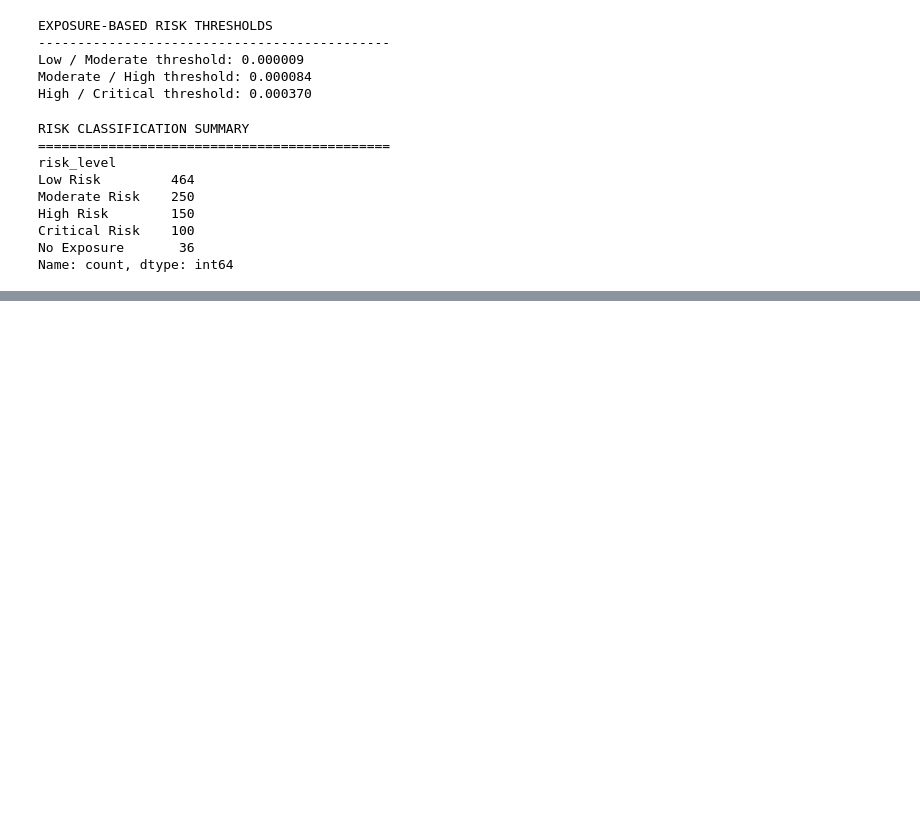
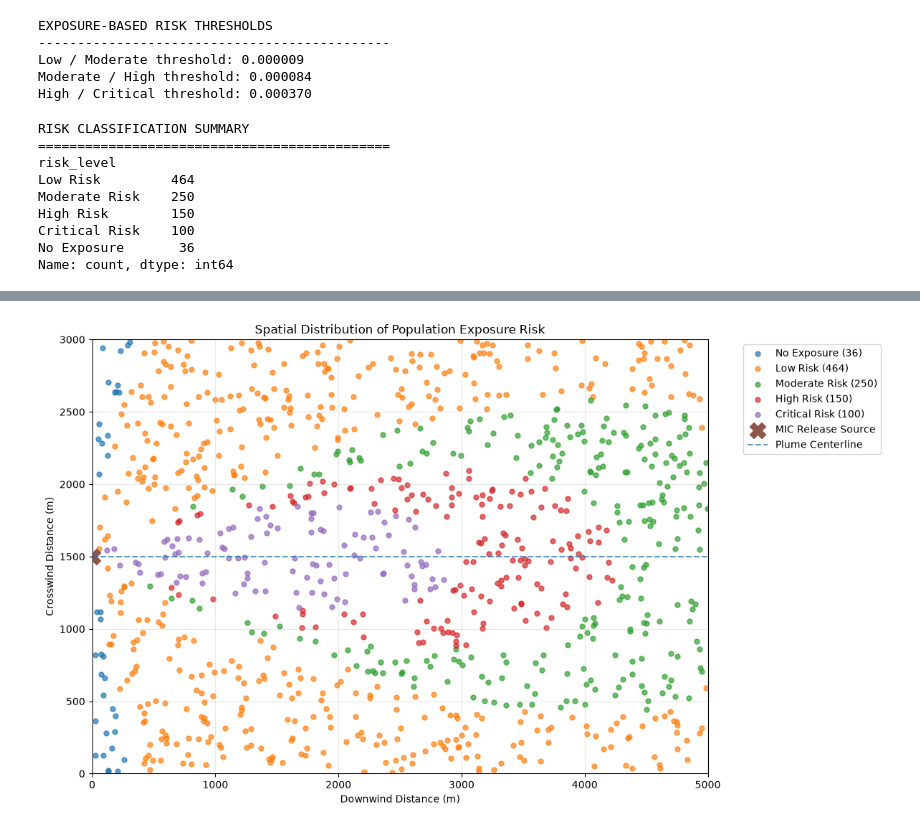
Before and after one commit to abhisarthak/bhopal-gas-tragedy-analysis, a Jupyter notebook: notebooks/01_integrated_simulation.ipynb, the cells around one changed output, grey strips where cells are left out. Cells and saved outputs as stored; diff of their text form; code cells hidden in the pictures; blank space fills up the shorter version.

```diff
--- a/notebooks/01_integrated_simulation.ipynb
+++ b/notebooks/01_integrated_simulation.ipynb
@@ -669,0 +685,83 @@ Name: count, dtype: int64
+# %%
+# ============================================================
+# MODULE 6: SPATIAL RISK VISUALIZATION
+# ============================================================
+
+import matplotlib.pyplot as plt
+plt.figure(figsize=(12, 7))
+
+# Define plotting order
+risk_order = [
+    "No Exposure",
+    "Low Risk",
+    "Moderate Risk",
+    "High Risk",
+    "Critical Risk"
+]
+
+# Plot each risk category separately
+for risk in risk_order:
+
+    subset = simulation_agents[
+        simulation_agents["risk_level"] == risk
+    ]
+
+    if len(subset) > 0:
+
+        plt.scatter(
+            subset["x_position_m"],
+            subset["y_position_m"],
+            s=25,
+            alpha=0.7,
+            label=f"{risk} ({len(subset)})"
+        )
+
+# ------------------------------------------------------------
+# Plot MIC Release Source
+# ------------------------------------------------------------
+
+plt.scatter(
+    source_x,
+    source_y,
+    s=250,
+    marker="X",
+    label="MIC Release Source"
+)
+
+# ------------------------------------------------------------
+# Plot plume centerline
+# ------------------------------------------------------------
+
+plt.axhline(
+    source_y,
+    linestyle="--",
+    alpha=0.7,
+    label="Plume Centerline"
+)
+
+# ------------------------------------------------------------
+# Labels and formatting
+# ------------------------------------------------------------
+
+plt.xlabel("Downwind Distance (m)")
+plt.ylabel("Crosswind Distance (m)")
+
+plt.title(
+    "Spatial Distribution of Population Exposure Risk"
+)
+
+plt.xlim(0, city_length)
+plt.ylim(0, city_width)
+
+plt.grid(True, alpha=0.3)
+
+plt.legend(
+    bbox_to_anchor=(1.05, 1),
+    loc="upper left"
+)
+
+plt.tight_layout()
+
+plt.show()
+# %% [output]
+[figure, added]
```
Also changed, not shown: parts of 10 cells of this notebook.
